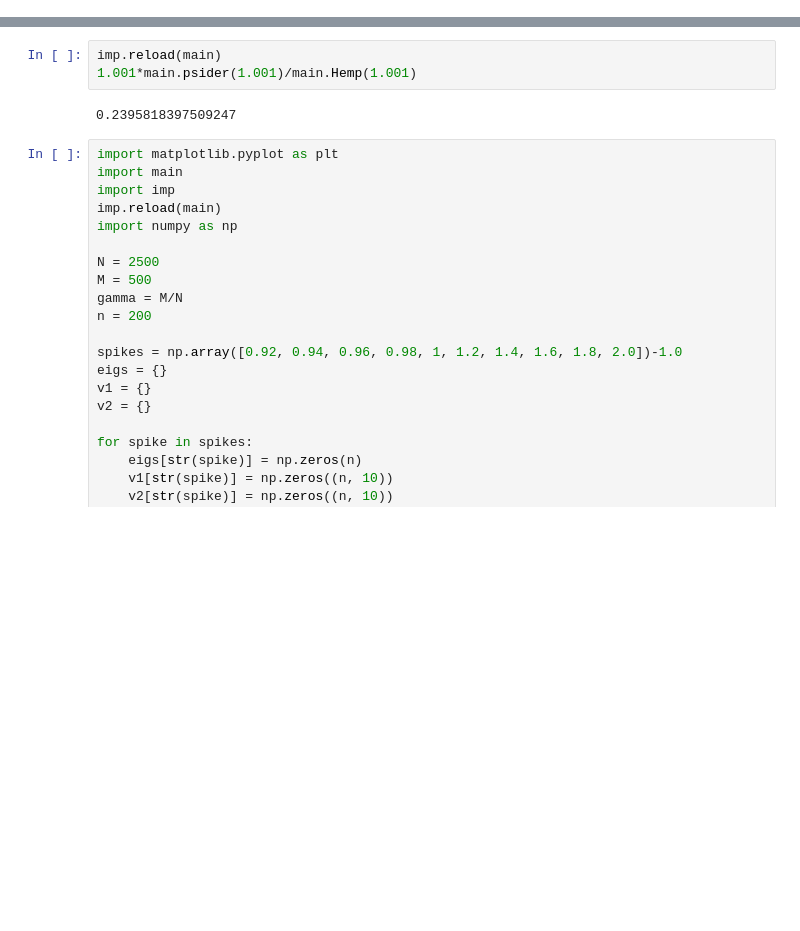
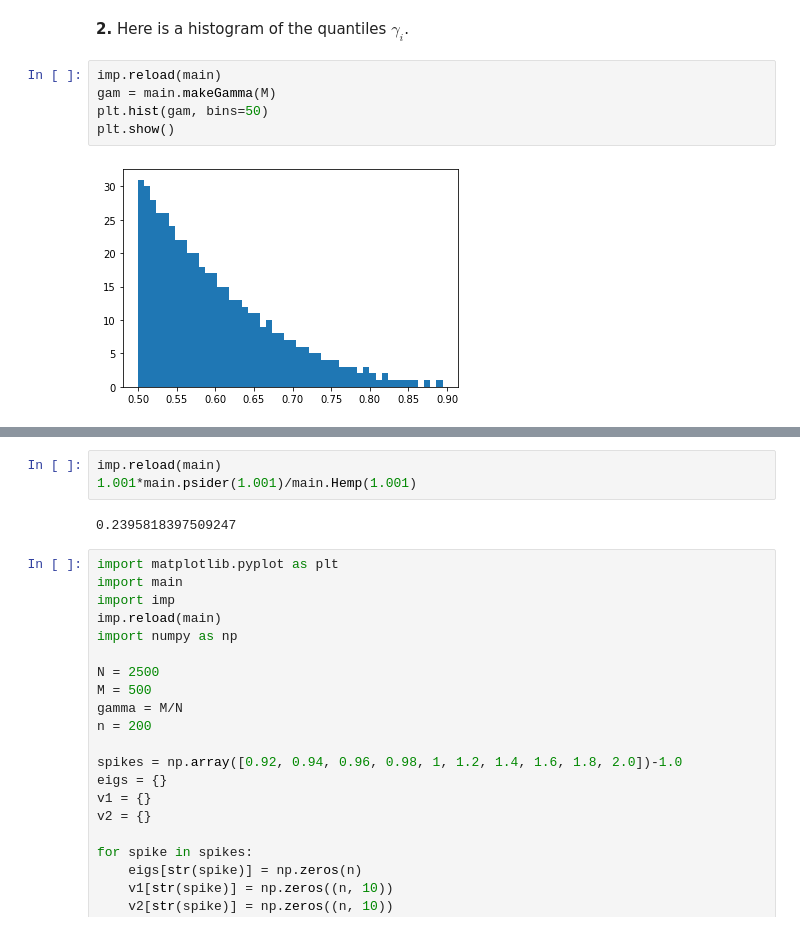
Before and after one commit to landon23/spiked_models, a Jupyter notebook: wishart_power.ipynb, the cells around one changed output, grey strips where cells are left out. Cells and saved outputs as stored; diff of their text form; blank space fills up the shorter version.

```diff
--- a/wishart_power.ipynb
+++ b/wishart_power.ipynb
@@ -31,0 +60,9 @@ $$
+# %% [markdown]
+<b>2.</b> Here is a histogram of the quantiles $\gamma_i$.
+# %%
+imp.reload(main)
+gam = main.makeGamma(M)
+plt.hist(gam, bins=50)
+plt.show()
+# %% [output]
+[figure, added]
```
Also changed, not shown: parts of 32 cells of this notebook, 10 other files.
